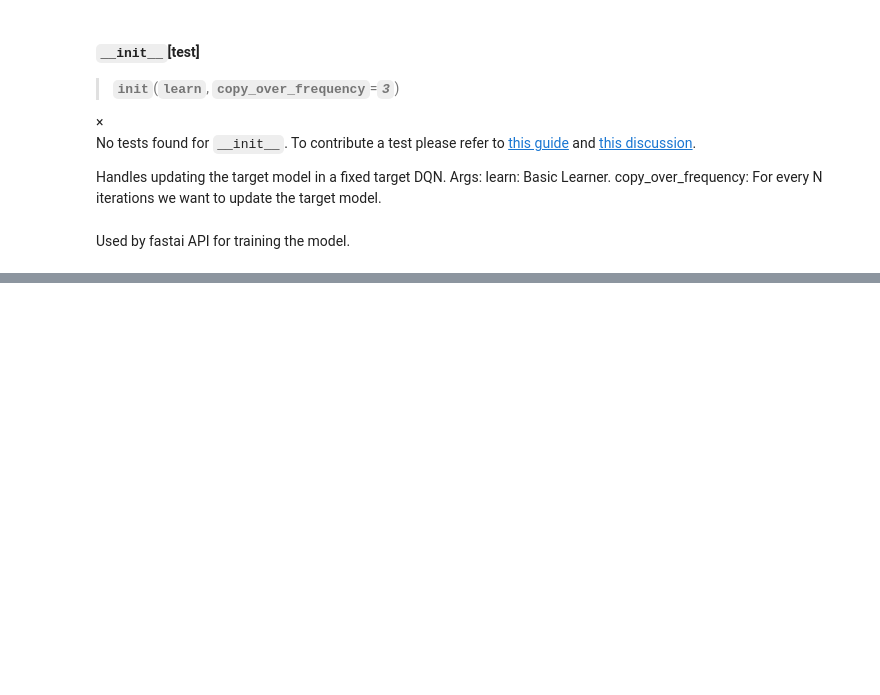
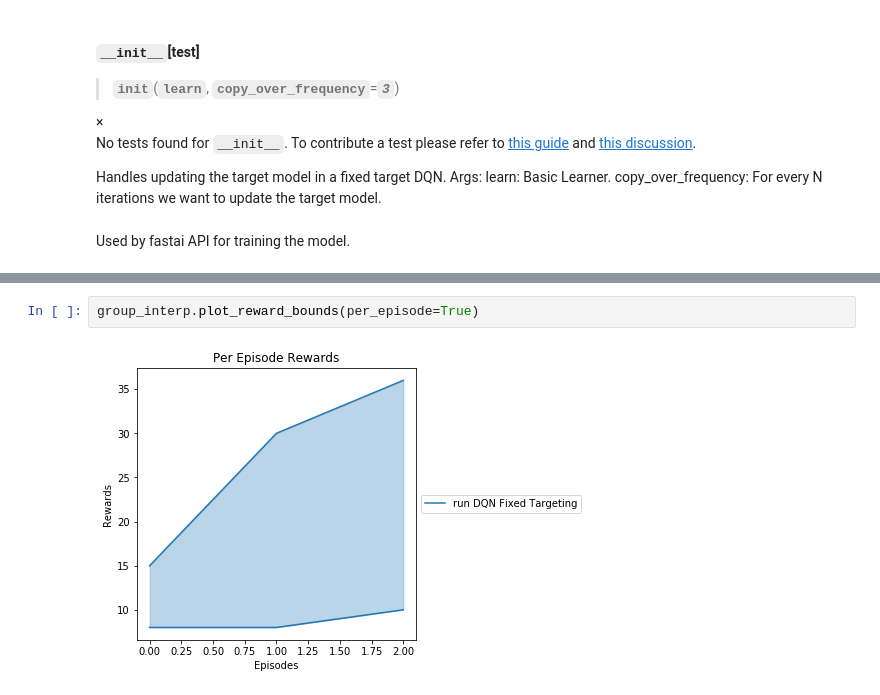
Before and after one commit to josiahls/fast-reinforcement-learning, a Jupyter notebook: docs_src/rl.agents.dqnfixedtarget.ipynb, the cells around one changed output, grey strips where cells are left out. Drawn from its saved outputs; the diff is of its cells as text; blank space fills up the shorter version.

```diff
--- a/docs_src/rl.agents.dqnfixedtarget.ipynb
+++ b/docs_src/rl.agents.dqnfixedtarget.ipynb
@@ -68,0 +113,4 @@ learn.recorder.plot_losses()
+# %%
+group_interp.plot_reward_bounds(per_episode=True)
+# %% [output]
+[figure, added]
```
Also changed, not shown: parts of 6 cells of this notebook, 4 other files.
